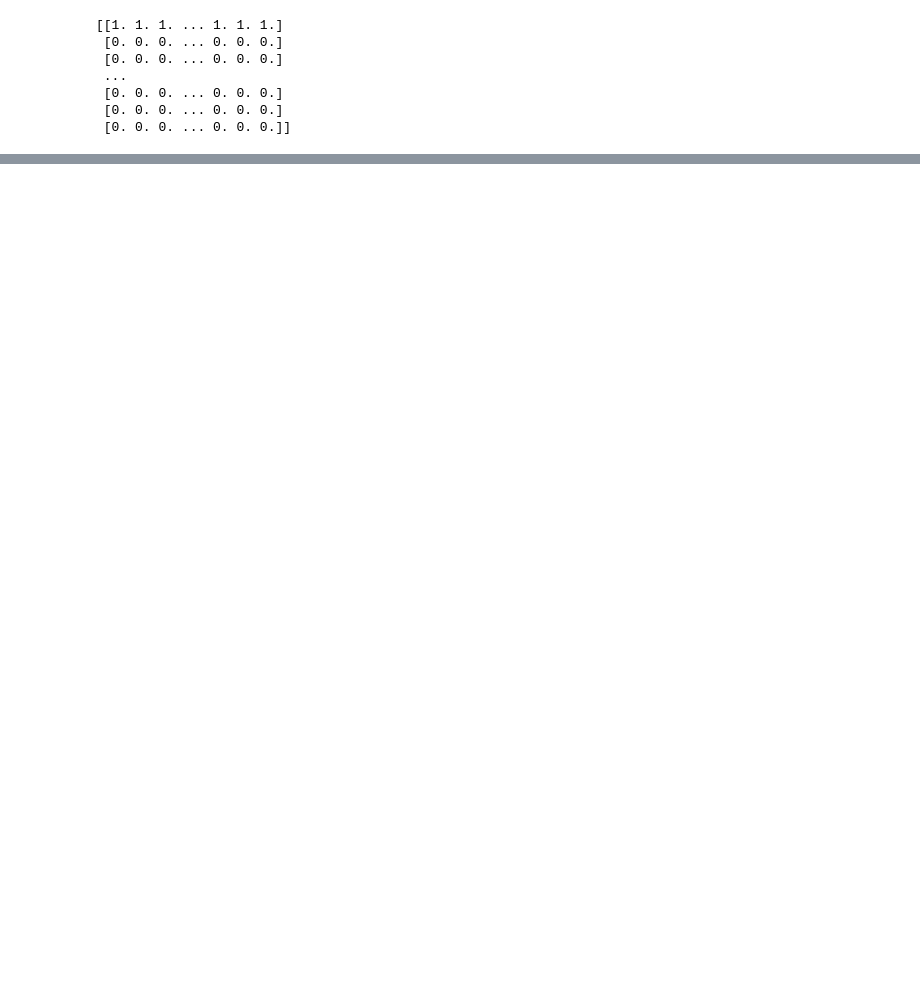
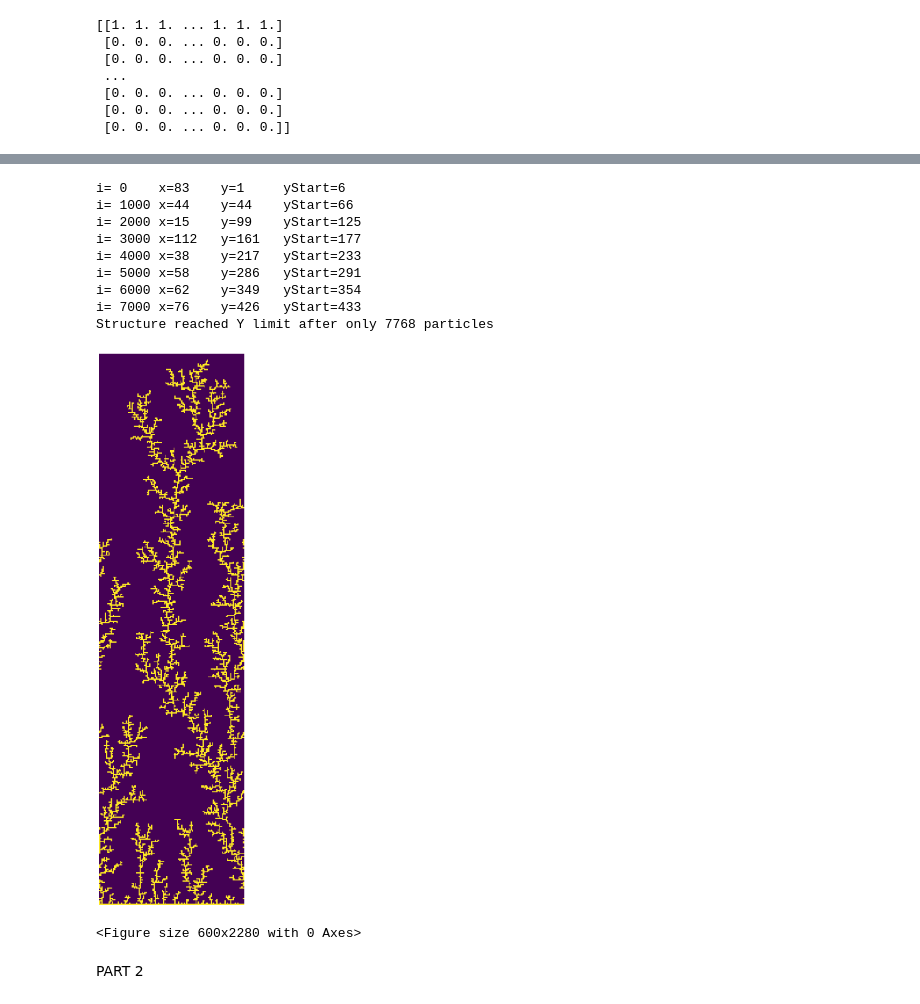
Before and after one commit to s1moncha/eps109, a Jupyter notebook: labs/lab6/DLA.ipynb, the cells around one changed output, grey strips where cells are left out. Saved outputs shown, nothing was run; the diff lists cells and outputs as text; code cells hidden in the pictures; blank space fills up the shorter version.

```diff
--- a/labs/lab6/DLA.ipynb
+++ b/labs/lab6/DLA.ipynb
@@ -31,8 +33,8 @@ def display(A):
     plt.pause(0.01)
 # %%
 nParticles = 10000
-maxX = 200
-maxY = 100
+maxX = 125
+maxY = 475
 # %%
 # Initialize matrix containing all 2D grid points A(x,y)
 # 0 <= x < maxX
@@ -70,51 +71,71 @@ Error:
 # %%
 for i in range(0,nParticles):
     # Compute new starting point on the line y=yStart
     x  = np.random.randint(0,maxX)
     y  = yStart; #always start at upper limit
 
     while True:
         xOrg = x
         yOrg = y
 
         r = np.random.random(); # Random float:  0.0 <= r < 1.0
         #based on the value of 'r', move the particle
         #left, right, up, or down and change x and y accordingly
-        ...
+        if r < 0.25:
+            x += 1
+        elif r < 0.5:
+            y += 1
+        elif r < 0.75:
+            x -= 1
+        else:
+            y -= 1
 
         #now apply periodic boundary conditions to 'x'
-        ...
+        if x < 0:
+            x = maxX - 1
+        if x >= maxX:
+            x = 0
 
         if (A[x,y] == 1 or y>yStart):
             x = xOrg
             y = yOrg
             continue; # if this site has been taken try moving in a different direction
 
-        #determine the x coordionates of the left and right neighbors
-        #store them in 'xm' and 'xp' and apply periodic boundary conditions again
-        xp = ...
-        xm = ...
-        yp = ...
-        ym = ...
+        xp = (x + 1) % maxX
+        xm = (x - 1) % maxX
+        yp = min(y + 1, maxY - 1)
+        ym = max(y - 1, 0)
 
-        # Determine if any neighboring site is occupied
-        # if that is the case, enter the following 'if' clause
-        if (...):
-            A[x,y] = 1
-            if (y+yBuffer>yStart and y+yBuffer<maxY):
-                yStart = y+yBuffer
+        if (A[xp, y] == 1 or A[xm, y] == 1 or A[x, yp] == 1 or A[x, ym] == 1):
+            A[x, y] = 1
+            if (y + yBuffer > yStart and y + yBuffer < maxY):
+                yStart = y + yBuffer
 
-            if (i%1000==0):
-                print(f'i= {i} \tx={x} \ty={y} \tyStart={yStart}')
+            if (i % 1000 == 0):
+                print(f'i= {i}\tx={x}\ty={y}\tyStart={yStart}')
 
-            nNewParticlesPerFrame = 1000
-            if (i%nNewParticlesPerFrame==0):
-                display(A)
+            #nNewParticlesPerFrame = 1000
+            #if (i % nNewParticlesPerFrame == 0):
+            #    display(A)
 
-            break # particle was attached, break out of current loop and insert next one
+            break
 
-    if (yStart+1==maxY):
-        print(f'Structures reached Y limit after only {i} particles')
+    if (yStart + 1 == maxY):
+        print(f'Structure reached Y limit after only {i} particles')
         break
 
 display(A)
+# %% [output]
+i= 0    x=83    y=1     yStart=6
+i= 1000 x=44    y=44    yStart=66
+i= 2000 x=15    y=99    yStart=125
+i= 3000 x=112   y=161   yStart=177
+i= 4000 x=38    y=217   yStart=233
+i= 5000 x=58    y=286   yStart=291
+i= 6000 x=62    y=349   yStart=354
+i= 7000 x=76    y=426   yStart=433
+Structure reached Y limit after only 7768 particles
+[figure, added]
+<Figure size 600x2280 with 0 Axes>
+# %% [markdown]
+PART 2
```
Also changed, not shown: parts of 6 cells of this notebook, 1 other file.
